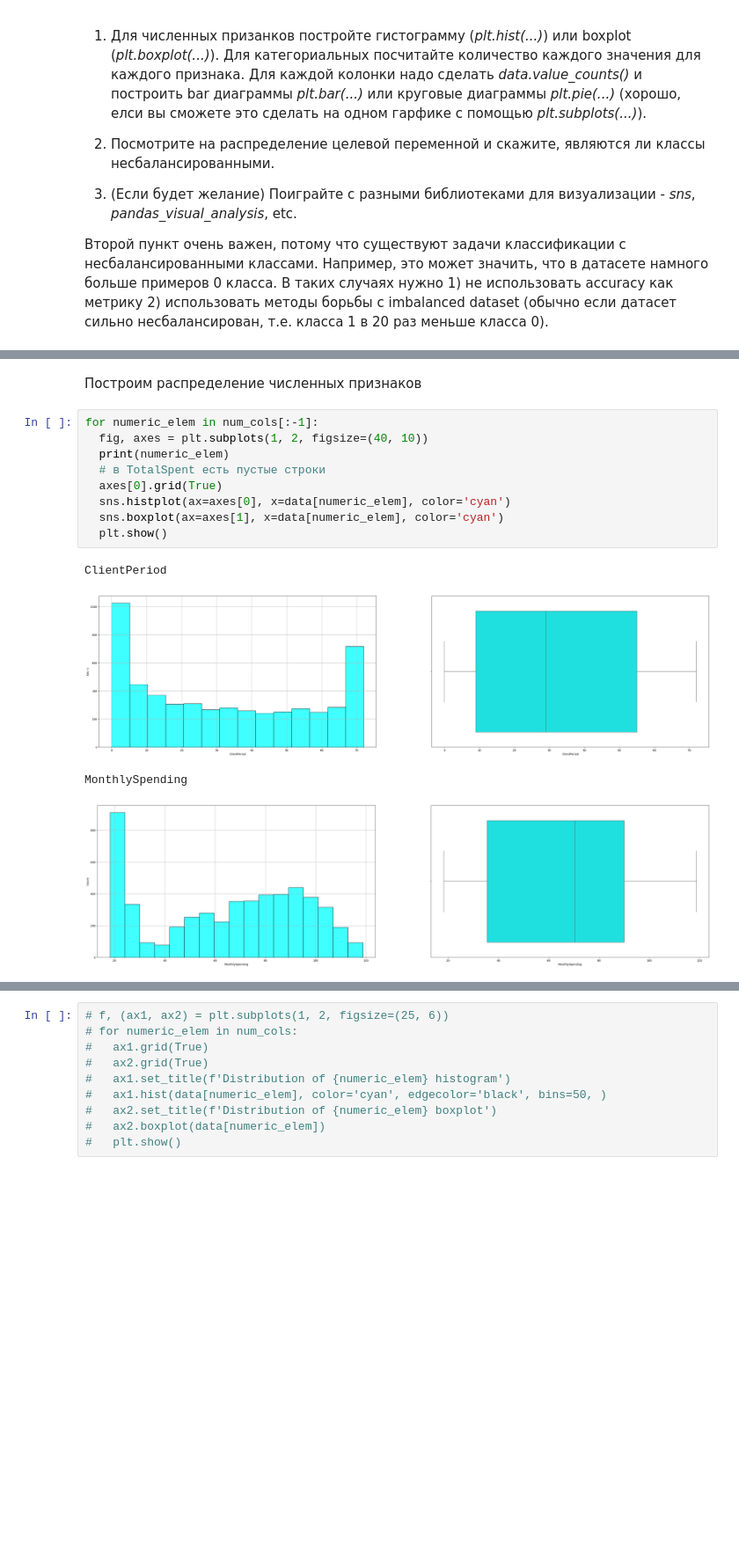
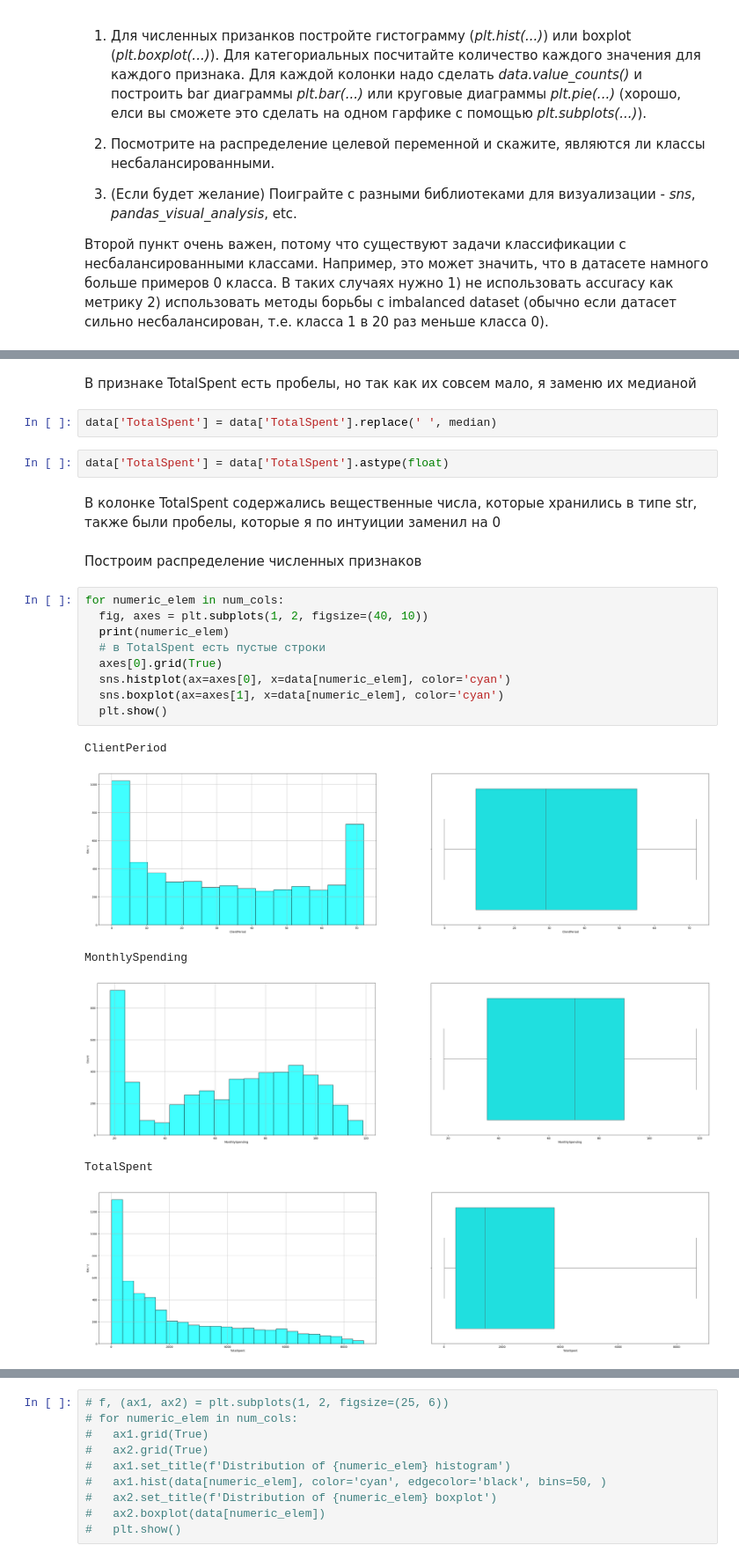
Before and after one commit to bbalandin/Trial, a Jupyter notebook: week_03_composition_model_selection/Homework/hw_3_kaggle.ipynb, the cells around one changed output, grey strips where cells are left out. Shown at 88% size. Drawn from its saved outputs; the diff is of its cells as text; blank space fills up the shorter version.

```diff
--- a/week_03_composition_model_selection/Homework/hw_3_kaggle.ipynb
+++ b/week_03_composition_model_selection/Homework/hw_3_kaggle.ipynb
@@ -208,16 +216,26 @@ dtype: int64
+# %% [markdown]
+В признаке TotalSpent есть пробелы, но так как их совсем мало, я заменю их медианой
+# %%
+data['TotalSpent'] = data['TotalSpent'].replace(' ', median)
+# %%
+data['TotalSpent'] = data['TotalSpent'].astype(float)
+# %% [markdown]
+В колонке TotalSpent содержались вещественные числа, которые хранились в типе str, также были пробелы, которые я по интуиции заменил на 0
 # %% [markdown]
 Построим распределение численных признаков
 # %%
-for numeric_elem in num_cols[:-1]:
+for numeric_elem in num_cols:
   fig, axes = plt.subplots(1, 2, figsize=(40, 10))
   print(numeric_elem)
   # в TotalSpent есть пустые строки
   axes[0].grid(True)
   sns.histplot(ax=axes[0], x=data[numeric_elem], color='cyan')
   sns.boxplot(ax=axes[1], x=data[numeric_elem], color='cyan')
   plt.show()
 # %% [output]
 ClientPeriod
 [figure]
 MonthlySpending
 [figure]
+TotalSpent
+[figure, added]
```
Also changed, not shown: parts of 15 cells of this notebook.
